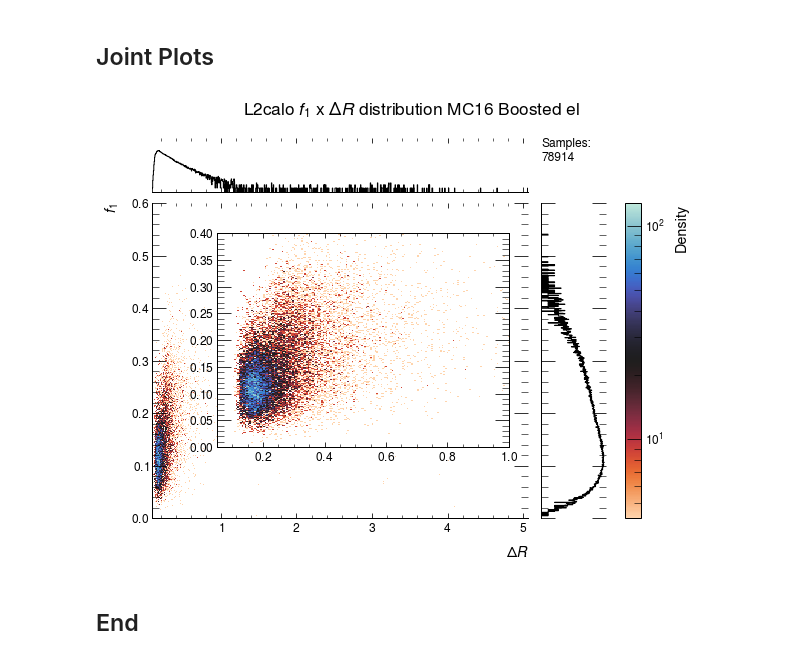
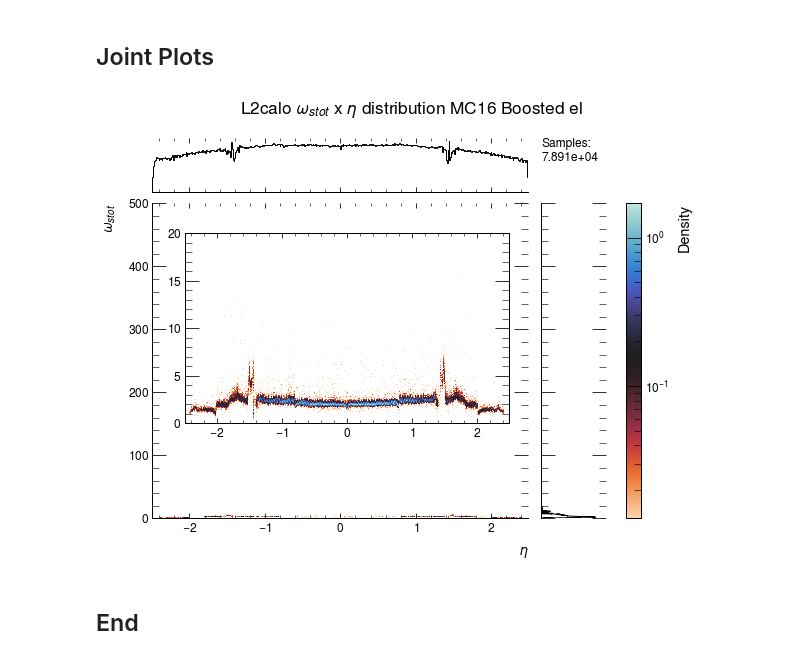
Before and after one commit to lucasbanunes/ringer, a Jupyter notebook: plots.ipynb, the cells around one changed output. Cells and saved outputs as stored; diff of their text form; code cells hidden in the pictures.

Commit message:
Finished generating plots and formatting plots.ipynb.

```diff
--- a/plots.ipynb
+++ b/plots.ipynb
@@ -283,16 +283,17 @@ def jointplot(data:pd.DataFrame, x:str, y:str, x_label:str=None, y_label:str=Non
         jgrid.figure.set_figheight(figsize[1])
 
     if include_legend:
-        jgrid.figure.text(0.7, 0.9, f'Samples:\n{len(data)}', fontsize='large',
+        jgrid.figure.text(0.7, 0.9, f'Samples:\n{len(data):.3e}', fontsize='large',
                     va='top', wrap=True)
+    return_dict = dict(marg_x=marg_x, marg_y=marg_y, joint=joint)
 
     if sub_ax_kwargs is not None:
         sub_ax = jgrid.figure.add_axes(sub_ax_kwargs['pos'])
         sub_ax.hist2d(data[x], data[y], bins=[x_bins, y_bins], range=[x_range, y_range],
                         cmin=1e-12, cmap=cmap, density=True, norm=norm)
         sub_ax.set(xlim=sub_ax_kwargs['xlim'], ylim=sub_ax_kwargs['ylim'])
+        return_dict['sub_ax'] = sub_ax
 
-    return_dict = dict(marg_x=marg_x, marg_y=marg_y, joint=joint)
     return jgrid, return_dict
 # %%
 def wasserstein_versus_boosted(data, var, var_range=None):
@@ -554,24 +530,62 @@ save_hists_df(data_hists, output_dir, var, 'free_range')
 # %% [markdown]
 ## Joint Plots
 # %%
+var_ranges = {
+    'f3': (0,1),
+    'weta2': (0,0.06),
+    'reta': (0,1),
+    'wstot': (0,500),
+    'eratio': (0,1),
+    'f1': (0,1),
+    'eta': None,
+    'et': None,
+    'dr': None
+}
+
+var_bins = {
+    'f3': 1000,
+    'weta2': 500,
+    'reta': 500,
+    'wstot': 5000,
+    'eratio': 500,
+    'f1': 1000,
+    'eta': 500,
+    'et': 500,
+    'dr': 500
+}
+joint_plot_dir = os.path.join(output_dir, 'joint_plots')
+if not os.path.exists(joint_plot_dir):
+    os.makedirs(joint_plot_dir)
+# data_name = 'Data17 Zee jet'
 data_name = 'MC16 Boosted el'
+plot_scale='log'
 step = 'l2calo'
-x='dr'
-y='f1'
+x='eta'
+y='wstot'
 x_info = get_var_info(x)
 y_info = get_var_info(y)
-filename = f'{step}_{x}_{y}_{plot_scale}_scale_joint_hist.png'
+x_label = x_info['label'] if x!= 'et' else x_info['label'] + ' [GeV]'
+y_label = y_info['label'] if y!= 'et' else y_info['label'] + ' [GeV]'
+filename = f'{step}_{x}_{y}_{plot_scale}_scale_{data_name.lower().replace(" ", "_")}_joint_hist.png'
 # None #
-sub_ax_kwargs = dict(pos=[0.2, 0.25, 0.45, 0.45],xlim=(0.05,1),ylim=(0,0.4))
-jgrid, _ = jointplot(data=data[data_name], x=x_info['TaP'], y=y_info[step], step=step.capitalize(),
-                      x_label=x_info['label'], y_label=y_info['label'], data_label=data_name,
-                      x_bins=1000, y_bins=1000, x_range=None, y_range=(0,0.6), xlim=None,ylim=None,
-                      cmap='icefire_r', plot_scale='log', figsize=(9,6.6), marginal_ticks=False,
-                      sub_ax_kwargs=sub_ax_kwargs)
-#jgrid.figure.tight_layout()
-jgrid.figure.savefig(os.path.join(output_dir, filename), transparent=False, facecolor='white', dpi=72)
+sub_ax_kwargs = dict(pos=[0.15, 0.3, 0.5, 0.4],xlim=None,ylim=(0, 20))
+jgrid, info_dict = jointplot(data=data[data_name], x=x_info[step], y=y_info[step], step=step.capitalize(),
+                        x_label=x_label, y_label=y_label, data_label=data_name,
+                        x_bins=var_bins[x], y_bins=var_bins[y], x_range=None, y_range=var_ranges[y],
+                        xlim=None,ylim=None,
+                        cmap='icefire_r', plot_scale='log', figsize=(9,6.6), marginal_ticks=False,
+                        sub_ax_kwargs=sub_ax_kwargs)
+# jgrid.figure.tight_layout()
+if x == 'et':
+    jgrid.ax_joint.axvline(300, color='r', linestyle='--', linewidth=0.5)
+    try:
+        info_dict['sub_ax'].axvline(300, color='r', linestyle='--', linewidth=0.5)
+    except KeyError:
+        pass
+# info_dict['sub_ax'].axhline(2.25, color='r', linestyle='--', linewidth=1)
+jgrid.figure.savefig(os.path.join(joint_plot_dir, filename), transparent=False, facecolor='white', dpi=72)
 # %% [output]
-[figure, old version]
+[figure, new version]
 # %% [markdown]
 ## End
 # %%
```
Also changed, not shown: parts of 3 cells of this notebook.
